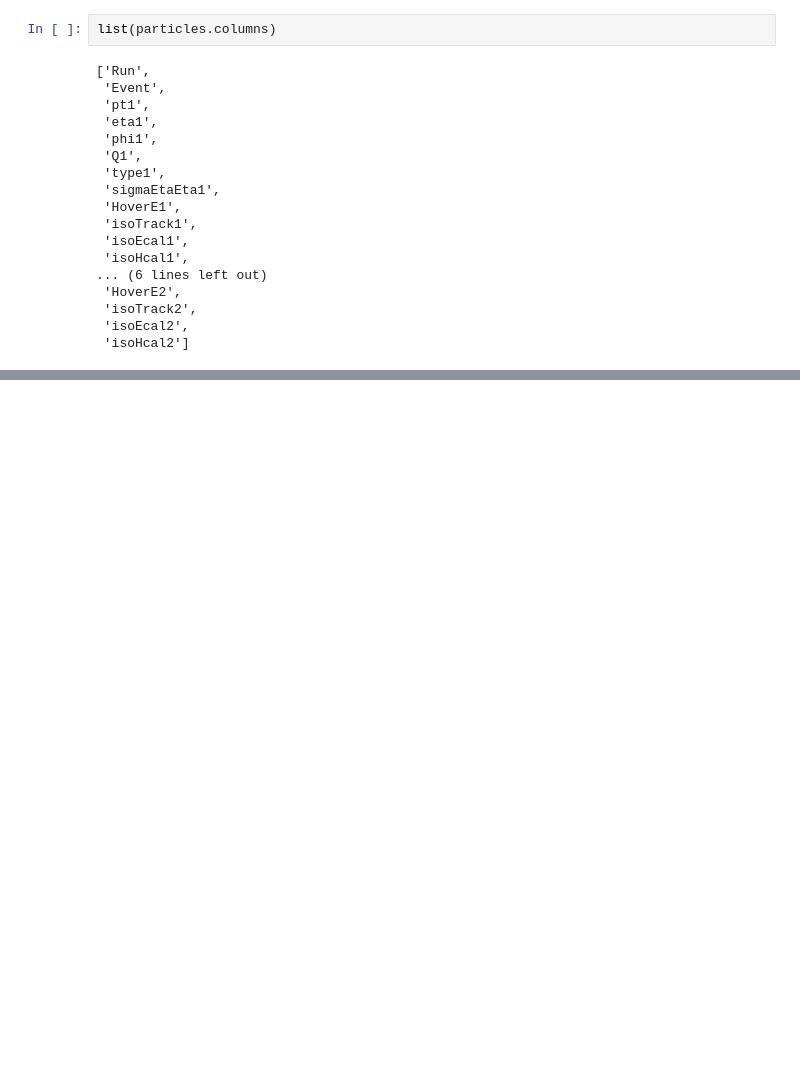
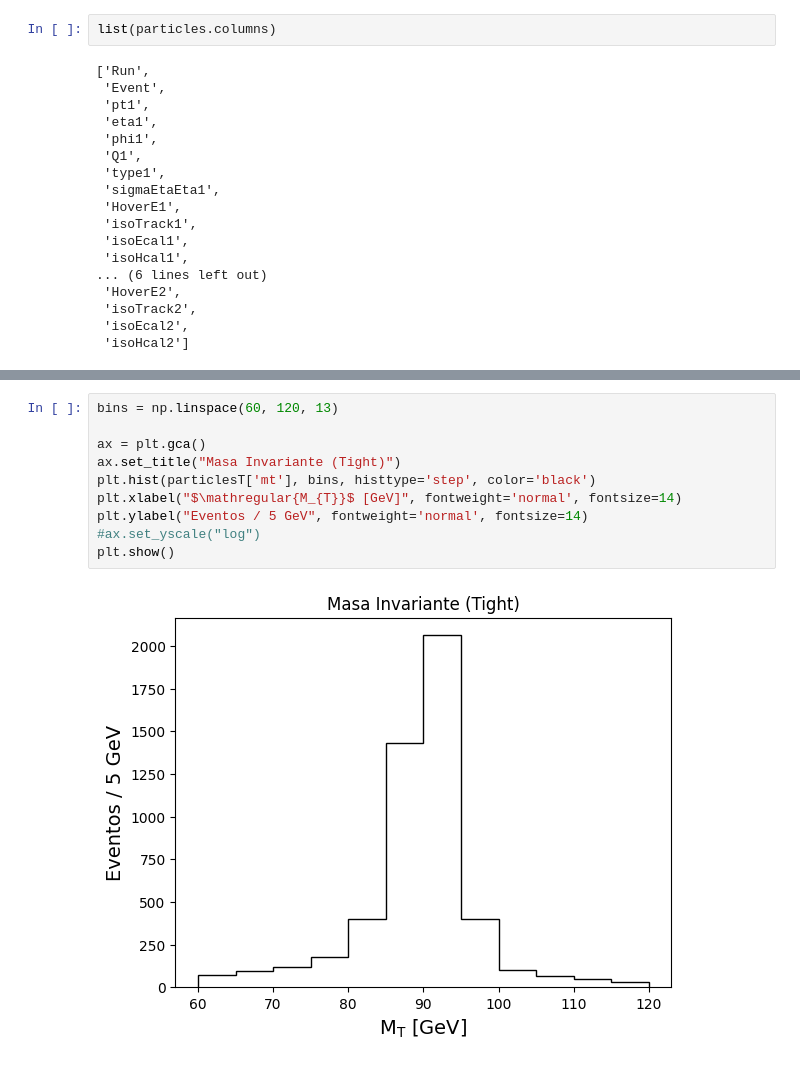
Before and after one commit to ProgramasParaFisicaDeParticulas/blindsampleanalysiswithcsv7-asierra-r, a Jupyter notebook: BlindSample_ASierraR.ipynb, the cells around one changed output, grey strips where cells are left out. Saved outputs shown, nothing was run; the diff lists cells and outputs as text; blank space fills up the shorter version.

```diff
--- a/BlindSample_ASierraR.ipynb
+++ b/BlindSample_ASierraR.ipynb
@@ -62,0 +116,12 @@ list(particles.columns)
+# %%
+bins = np.linspace(60, 120, 13)
+
+ax = plt.gca()
+ax.set_title("Masa Invariante (Tight)")
+plt.hist(particlesT['mt'], bins, histtype='step', color='black')
+plt.xlabel("$\mathregular{M_{T}}$ [GeV]", fontweight='normal', fontsize=14)
+plt.ylabel("Eventos / 5 GeV", fontweight='normal', fontsize=14)
+#ax.set_yscale("log")
+plt.show()
+# %% [output]
+[figure, added]
```
Also changed, not shown: parts of 35 cells of this notebook.
